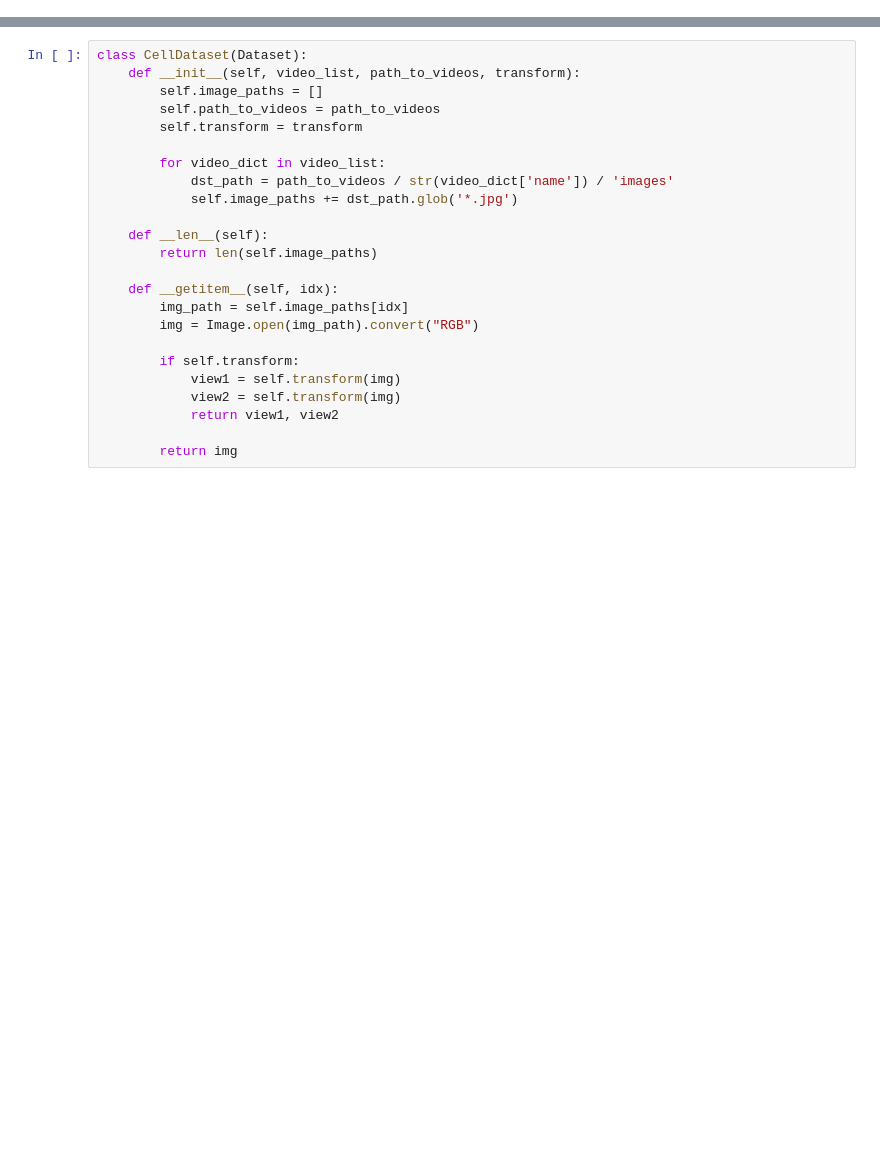
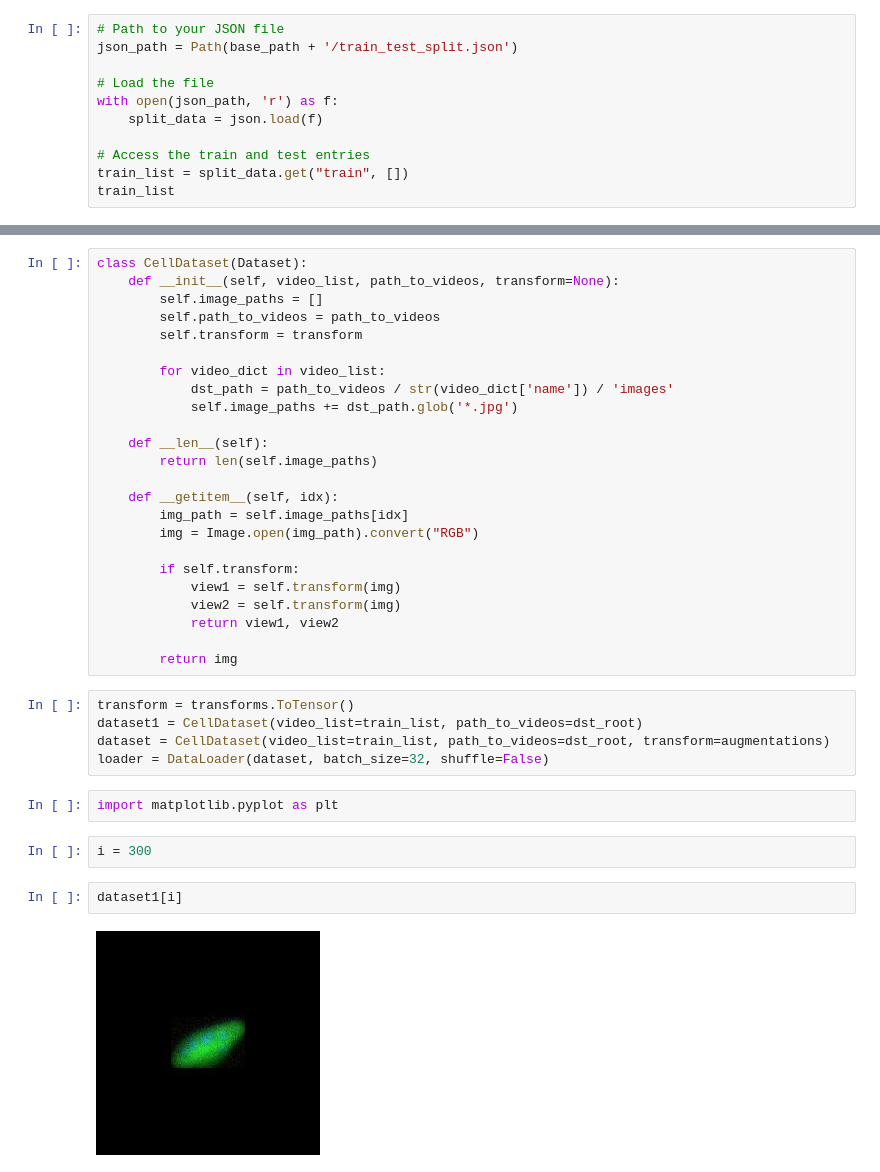
Before and after one commit to florianbremm/ComputerVisionProject, a Jupyter notebook: dataset_augmentations.ipynb, the cells around one changed output, grey strips where cells are left out. Drawn from its saved outputs; the diff is of its cells as text; blank space fills up the shorter version.

Commit message:
Analyzed Augmentations

```diff
--- a/dataset_augmentations.ipynb
+++ b/dataset_augmentations.ipynb
@@ -19,0 +26,11 @@ train_list
+# %%
+# Path to your JSON file
+json_path = Path(base_path + '/train_test_split.json')
+
+# Load the file
+with open(json_path, 'r') as f:
+    split_data = json.load(f)
+
+# Access the train and test entries
+train_list = split_data.get("train", [])
+train_list
@@ -29,7 +64,7 @@ moco_transform = T.Compose([
 ])
 # %%
 class CellDataset(Dataset):
-    def __init__(self, video_list, path_to_videos, transform):
+    def __init__(self, video_list, path_to_videos, transform=None):
         self.image_paths = []
         self.path_to_videos = path_to_videos
         self.transform = transform
@@ -51,3 +86,16 @@ class CellDataset(Dataset):
             return view1, view2
 
         return img
+# %%
+transform = transforms.ToTensor()
+dataset1 = CellDataset(video_list=train_list, path_to_videos=dst_root)
+dataset = CellDataset(video_list=train_list, path_to_videos=dst_root, transform=augmentations)
+loader = DataLoader(dataset, batch_size=32, shuffle=False)
+# %%
+import matplotlib.pyplot as plt
+# %%
+i = 300
+# %%
+dataset1[i]
+# %% [output]
+[figure, added]
```
Also changed, not shown: parts of 7 cells of this notebook.
